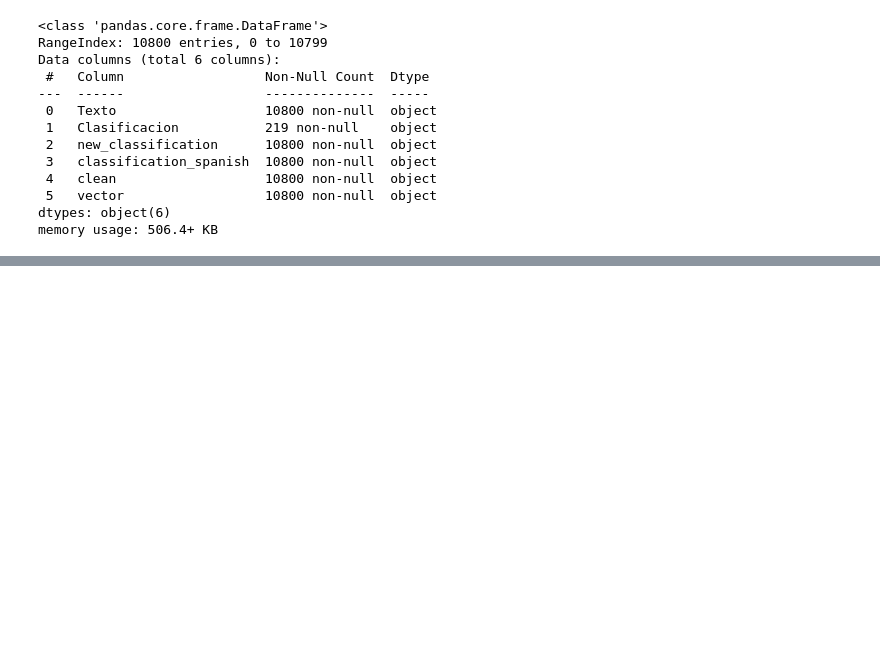
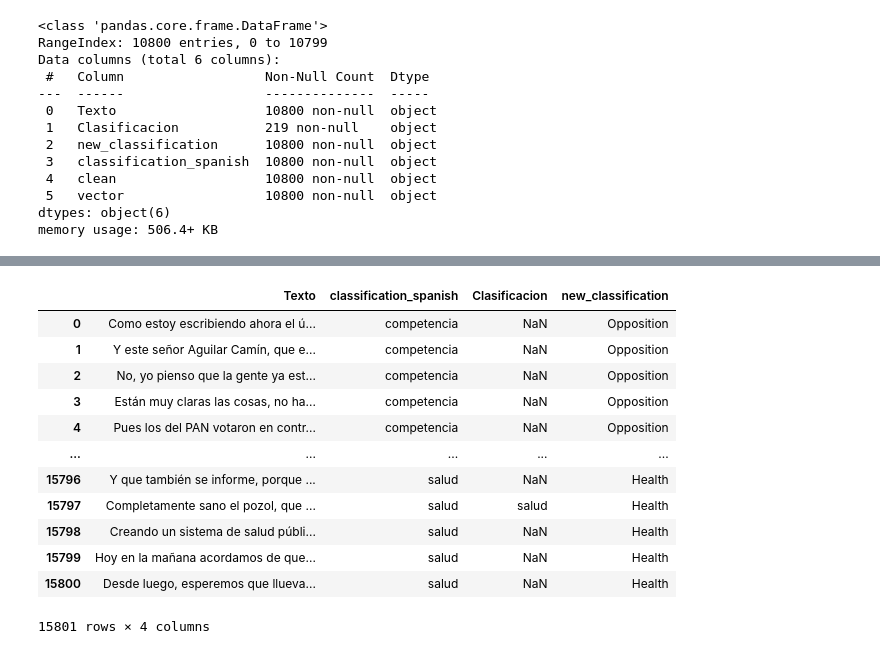
Before and after one commit to danielhtoledo2002/AMLO-CLASIFIER, a Jupyter notebook: OpenAi/Classify_amlo.ipynb, the cells around one changed output, grey strips where cells are left out. Cells and saved outputs as stored; diff of their text form; code cells hidden in the pictures; blank space fills up the shorter version.

```diff
--- a/OpenAi/Classify_amlo.ipynb
+++ b/OpenAi/Classify_amlo.ipynb
@@ -506,0 +497,2 @@ df = pd.read_csv('amlo_clasify_chatpgt_10k.csv')
+# %%
+df = pd.read_csv('amlo_clasify_chatpgt4.csv')
@@ -506,0 +531,17 @@ df = pd.read_csv('amlo_clasify_chatpgt_10k.csv')
+# %%
+df = df.drop('index', axis=1)
+df
+# %% [output]
+|  | Texto | classification_spanish | Clasificacion | new_classification |
+| 0 | Como estoy escribiendo ahora el ú... | competencia | NaN | Opposition |
+| 1 | Y este señor Aguilar Camín, que e... | competencia | NaN | Opposition |
+| 2 | No, yo pienso que la gente ya est... | competencia | NaN | Opposition |
+| 3 | Están muy claras las cosas, no ha... | competencia | NaN | Opposition |
+| 4 | Pues los del PAN votaron en contr... | competencia | NaN | Opposition |
+| ... | ... | ... | ... | ... |
+| 15796 | Y que también se informe, porque ... | salud | NaN | Health |
+| 15797 | Completamente sano el pozol, que ... | salud | salud | Health |
+| 15798 | Creando un sistema de salud públi... | salud | NaN | Health |
+| 15799 | Hoy en la mañana acordamos de que... | salud | NaN | Health |
+| 15800 | Desde luego, esperemos que llueva... | salud | NaN | Health |
+15801 rows × 4 columns
```
Also changed, not shown: parts of 9 cells of this notebook, 1 other file.
